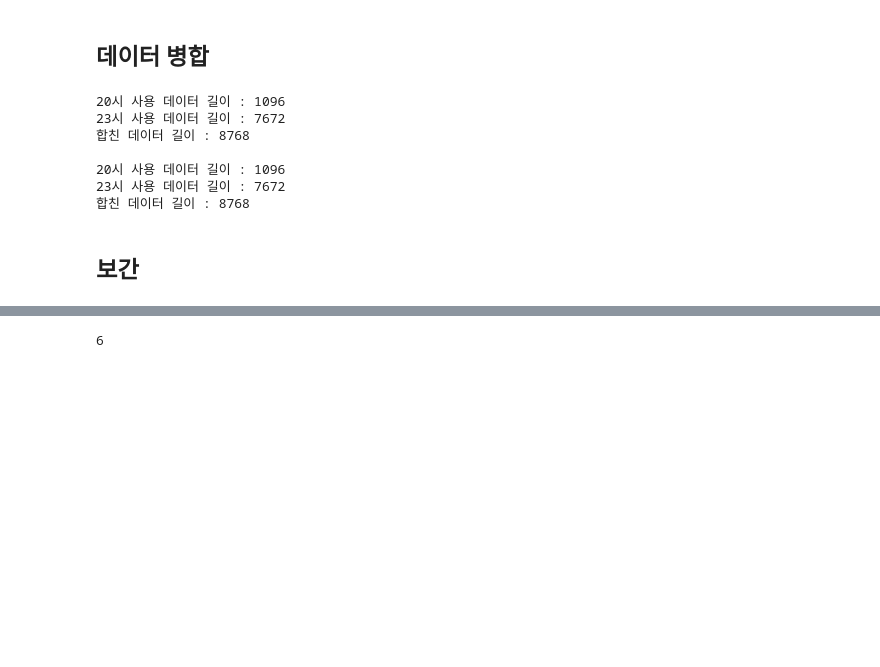
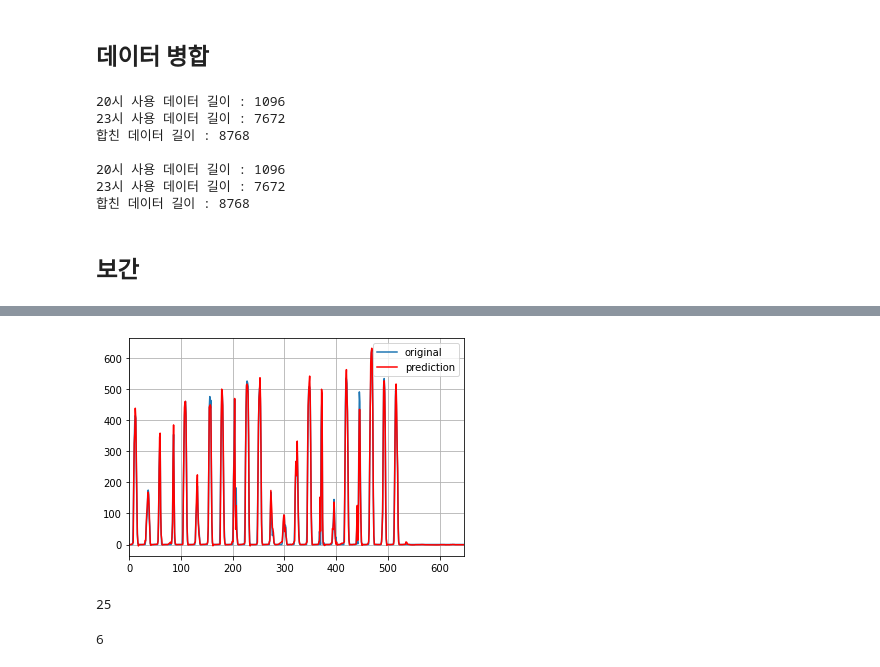
Before and after one commit to parkchanghyup/Dacon, a Jupyter notebook: 동서발전/pytorch_lstm_multval.ipynb, the cells around one changed output, grey strips where cells are left out. Drawn from its saved outputs; the diff is of its cells as text; code cells hidden in the pictures; blank space fills up the shorter version.

```diff
--- a/동서발전/pytorch_lstm_multval.ipynb
+++ b/동서발전/pytorch_lstm_multval.ipynb
@@ -124,4 +140,4 @@ def train_datast(energy_df, fcst_df, target):
 dangjin_interpolated['Forecast_time'] = dangjin_interpolated['Forecast_time'].astype('str')
 ulsan_interpolated['Forecast_time'] = ulsan_interpolated['Forecast_time'].astype('str')
 # %%
-train = train_datast(energy, dangjin_interpolated, target='dangjin_floating')
+df = train_datast(energy, dangjin_interpolated, target='dangjin_floating')
@@ -129,0 +190,5 @@ train = train.set_index('Forecast_time')
+# %%
+'''scaler = MinMaxScaler()
+scaler.fit(train_set)
+train_set = scaler.transform(train_set)
+test_set = scaler.transform(test_set)'''
@@ -129,0 +226,28 @@ train = train.set_index('Forecast_time')
+# %%
+# train-test dataset to input
+
+trainX, trainY = make_sequence(train_set, seq_length)
+testX, testY = make_sequence(test_set, seq_length)
+
+# convert to tensor
+trainX_tensor = torch.FloatTensor(trainX).to(device)
+trainY_tensor = torch.FloatTensor(trainY).to(device)
+
+testX_tensor = torch.FloatTensor(testX).to(device)
+testY_tensor = torch.FloatTensor(testY).to(device)
+# %%
+# loss & optimizer setting
+criterion = torch.nn.MSELoss()
+optimizer = optim.Adam(net.parameters(), lr=learning_rate)
+# start training
+net.train()
+for i in range(1):
+    outputs = net(trainX_tensor)
+    loss = criterion(outputs, trainY_tensor)
+
+    optimizer.zero_grad()
+    loss.backward()
+    optimizer.step()
+
+    if i%100 == 0:
+        print('Epoch {}, Loss {:.5f}'.format(i, loss.item()))
@@ -129,0 +256,11 @@ train = train.set_index('Forecast_time')
+# %%
+net.eval()
+predict_data = net(testX_tensor ).cpu().detach().numpy()
+plt.grid(True)
+plt.autoscale(axis='x', tight=True)
+plt.plot(testY)
+plt.plot(predict_data, color='red')
+plt.legend(['original', 'prediction'])
+plt.show()
+# %% [output]
+[figure, added]
@@ -129,0 +278,4 @@ train = train.set_index('Forecast_time')
+# %%
+len(predict)
+# %% [output]
+25
```
Also changed, not shown: parts of 35 cells of this notebook.
